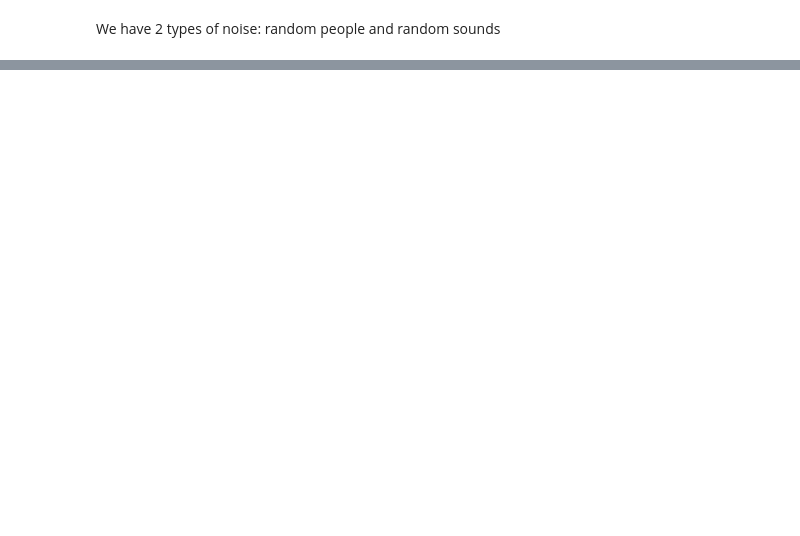
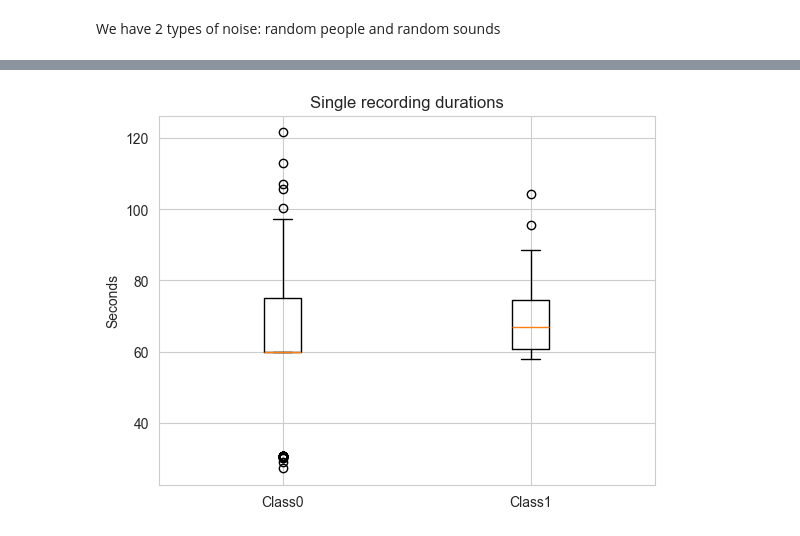
Before and after one commit to rybaks72/IML_Voice_Recognition, a Jupyter notebook: exploratory_data_analysis/raw_data_analysis.ipynb, the cells around one changed output, grey strips where cells are left out. Saved outputs shown, nothing was run; the diff lists cells and outputs as text; code cells hidden in the pictures; blank space fills up the shorter version.

```diff
--- a/exploratory_data_analysis/raw_data_analysis.ipynb
+++ b/exploratory_data_analysis/raw_data_analysis.ipynb
@@ -232,10 +250,12 @@ plt.show()
 # %%
 #length of a single recording in class1, and single recording in class 0 type boxplot
 plt.figure()
-plt.boxplot([recording_lengths_class0, recording_lengths_class1], labels=["Class0", "Class1"])
+plt.boxplot([recording_lengths_class0, recording_lengths_class1], tick_labels=["Class0", "Class1"])
 plt.title("Single recording durations")
 plt.ylabel("Seconds")
 plt.show()
+# %% [output]
+[figure, added]
 # %%
 
 class0_count = len(class0_speakers)
```
Also changed, not shown: parts of 17 cells of this notebook.
